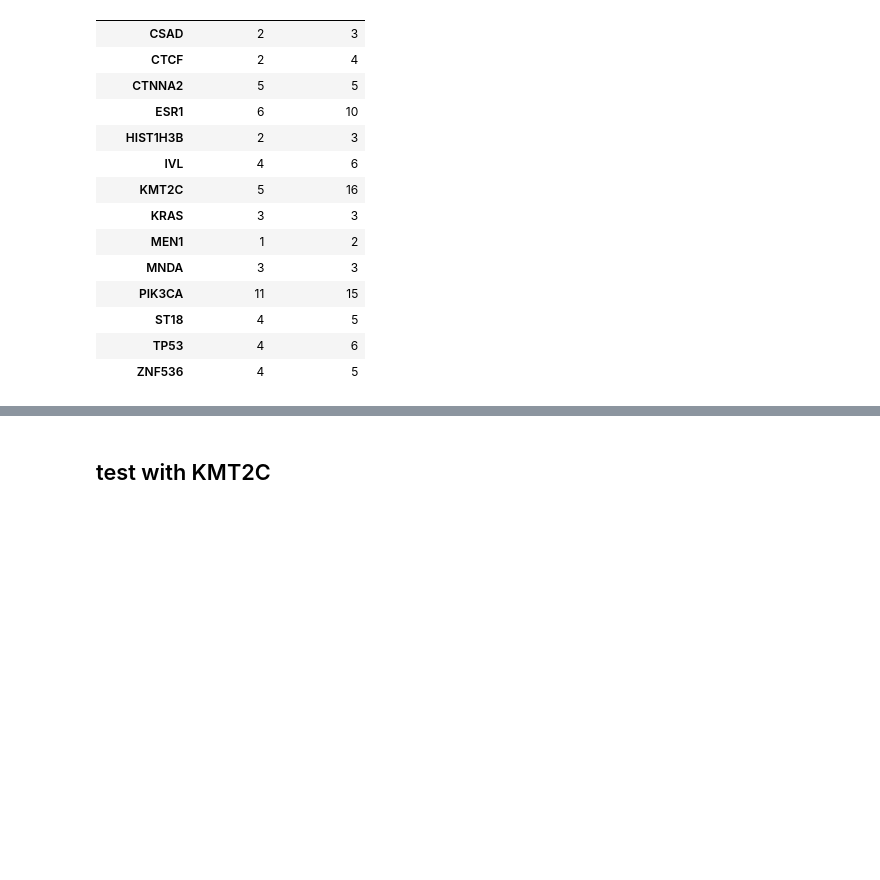
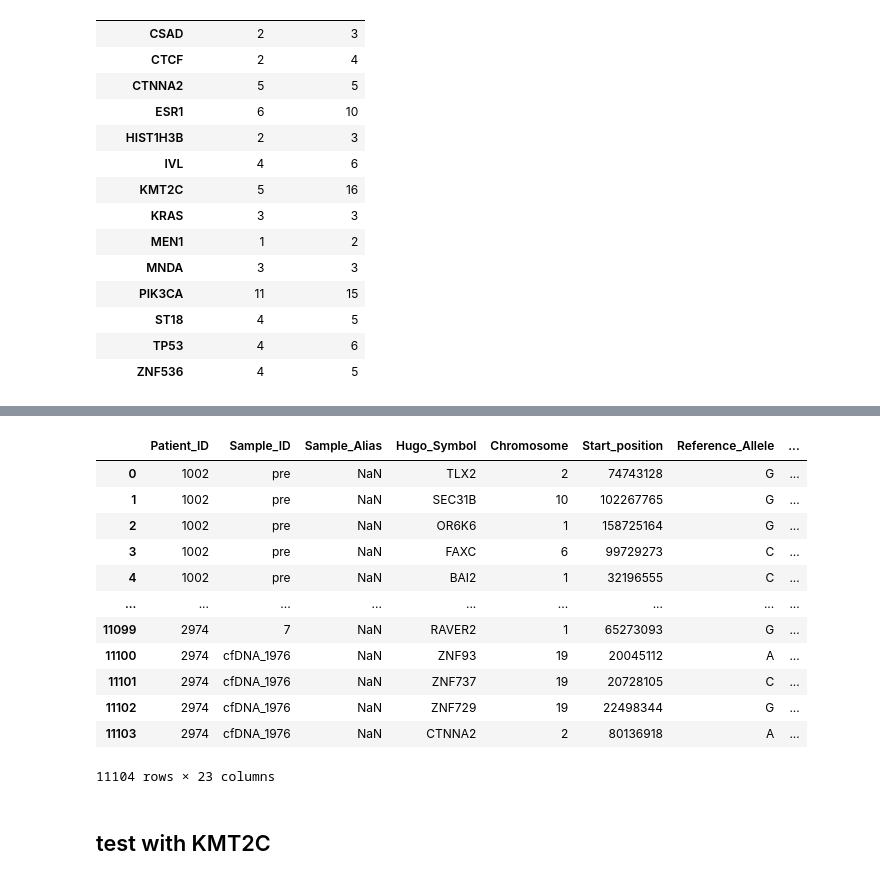
Before and after one commit to getzlab/Rapid_Autopsy_Convergent_Evolution, a Jupyter notebook: Figure2/MutSigConv_Test.ipynb, the cells around one changed output, grey strips where cells are left out. Saved outputs shown, nothing was run; the diff lists cells and outputs as text; code cells hidden in the pictures; blank space fills up the shorter version.

```diff
--- a/Figure2/MutSigConv_Test.ipynb
+++ b/Figure2/MutSigConv_Test.ipynb
@@ -55,3 +86,19 @@ pd.concat([
+# %%
+coding_maf
+# %% [output]
+|  | Patient_ID | Sample_ID | Sample_Alias | Hugo_Symbol | Chromosome | Start_position | Reference_Allele | ... |
+| 0 | 1002 | pre | NaN | TLX2 | 2 | 74743128 | G | ... |
+| 1 | 1002 | pre | NaN | SEC31B | 10 | 102267765 | G | ... |
+| 2 | 1002 | pre | NaN | OR6K6 | 1 | 158725164 | G | ... |
+| 3 | 1002 | pre | NaN | FAXC | 6 | 99729273 | C | ... |
+| 4 | 1002 | pre | NaN | BAI2 | 1 | 32196555 | C | ... |
+| ... | ... | ... | ... | ... | ... | ... | ... | ... |
+| 11099 | 2974 | 7 | NaN | RAVER2 | 1 | 65273093 | G | ... |
+| 11100 | 2974 | cfDNA_1976 | NaN | ZNF93 | 19 | 20045112 | A | ... |
+| 11101 | 2974 | cfDNA_1976 | NaN | ZNF737 | 19 | 20728105 | C | ... |
+| 11102 | 2974 | cfDNA_1976 | NaN | ZNF729 | 19 | 22498344 | G | ... |
+| 11103 | 2974 | cfDNA_1976 | NaN | CTNNA2 | 2 | 80136918 | A | ... |
+11104 rows × 23 columns
 # %% [markdown]
 ## test with KMT2C
 # %%
```
Also changed, not shown: parts of 68 cells of this notebook.
